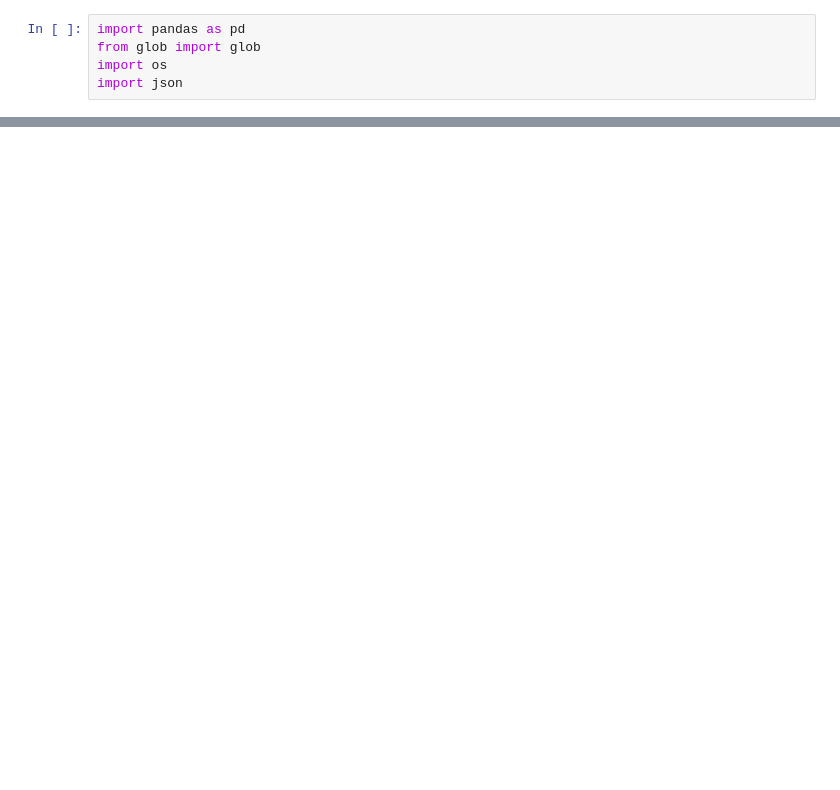
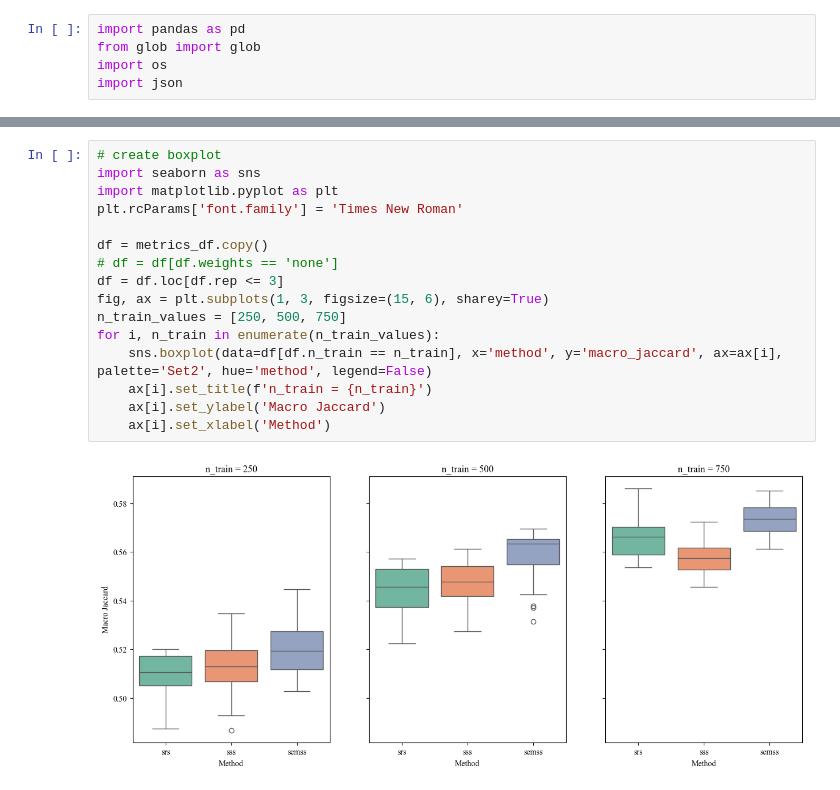
Before and after one commit to DakotaHester/ms-land-cover, a Jupyter notebook: cpb_results.ipynb, the cells around one changed output, grey strips where cells are left out. Saved outputs shown, nothing was run; the diff lists cells and outputs as text; blank space fills up the shorter version.

```diff
--- a/cpb_results.ipynb
+++ b/cpb_results.ipynb
@@ -70,0 +75,18 @@ metrics_df.groupby(['method', 'n_train']).mean().sort_values(by='macro_jaccard',
+# %%
+# create boxplot
+import seaborn as sns
+import matplotlib.pyplot as plt
+plt.rcParams['font.family'] = 'Times New Roman'
+
+df = metrics_df.copy()
+# df = df[df.weights == 'none']
+df = df.loc[df.rep <= 3]
+fig, ax = plt.subplots(1, 3, figsize=(15, 6), sharey=True)
+n_train_values = [250, 500, 750]
+for i, n_train in enumerate(n_train_values):
+    sns.boxplot(data=df[df.n_train == n_train], x='method', y='macro_jaccard', ax=ax[i], palette='Set2', hue='method', legend=False)
+    ax[i].set_title(f'n_train = {n_train}')
+    ax[i].set_ylabel('Macro Jaccard')
+    ax[i].set_xlabel('Method')
+# %% [output]
+[figure, added]
```
Also changed, not shown: parts of 4 cells of this notebook.
